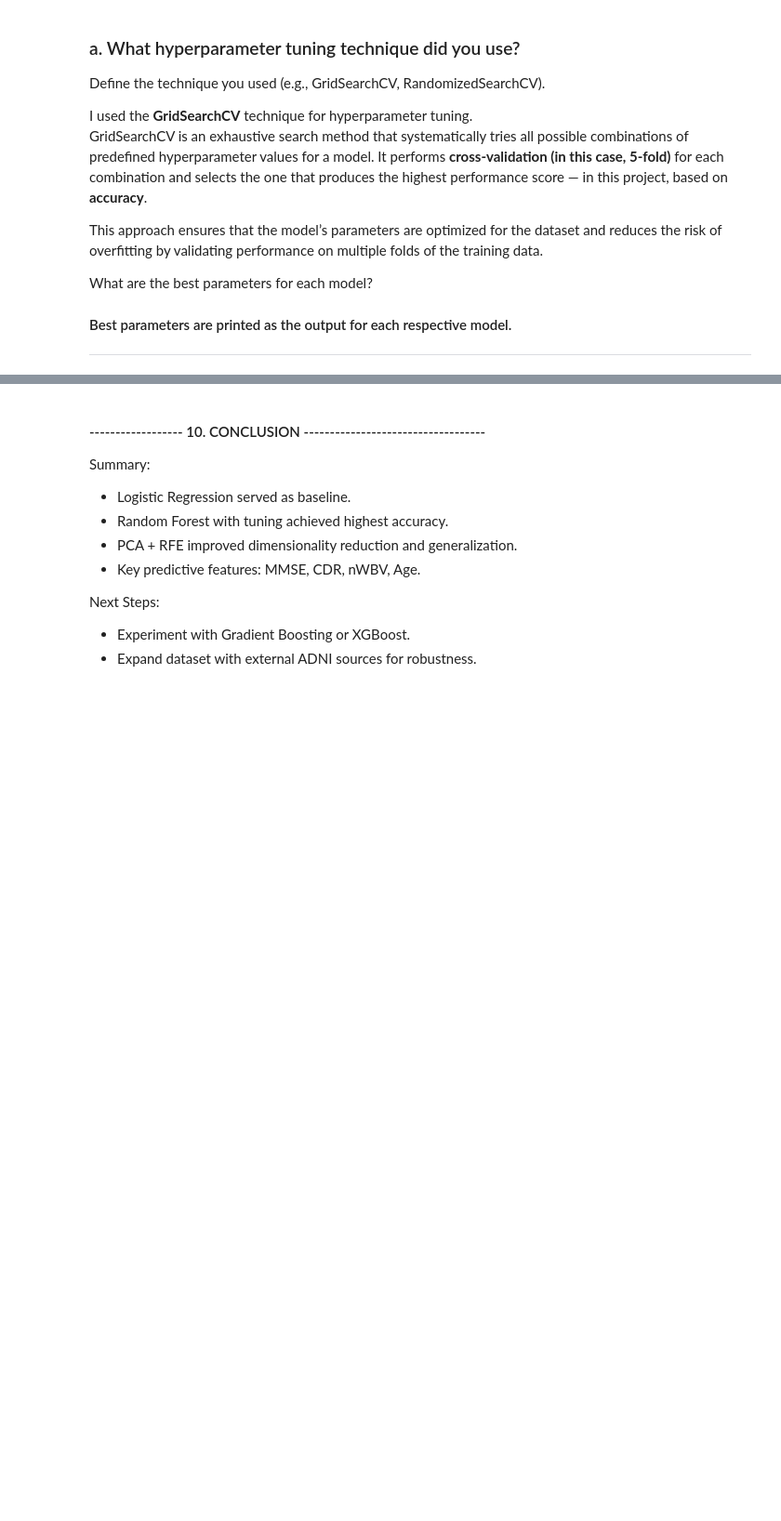
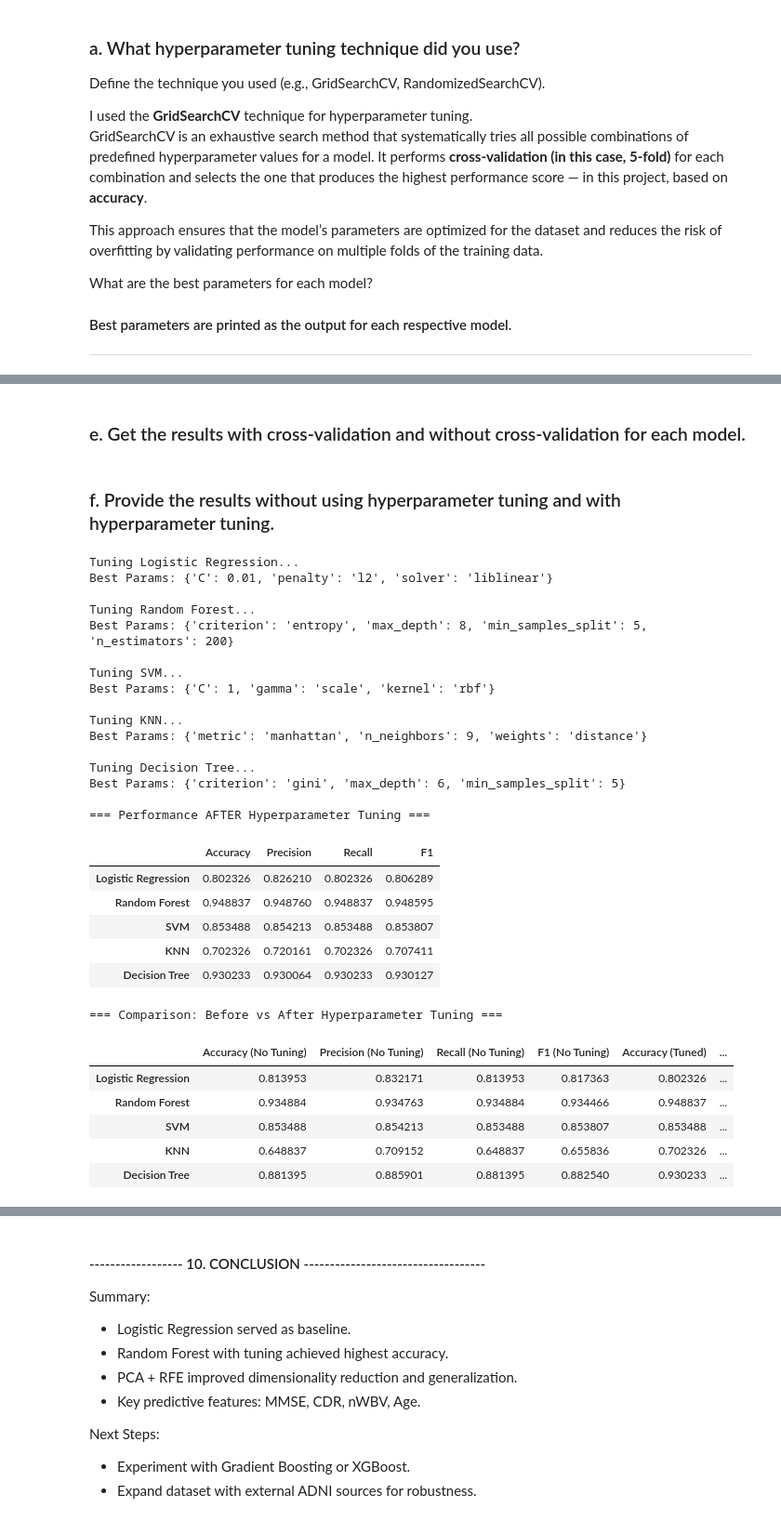
Before and after one commit to SmritiReddyy/Alzheimer-s-Disease-Detection-with-ML, a Jupyter notebook: MLMidterm.ipynb, the cells around one changed output, grey strips where cells are left out. Shown at 93% size. Saved outputs shown, nothing was run; the diff lists cells and outputs as text; code cells hidden in the pictures; blank space fills up the shorter version.

```diff
--- a/MLMidterm.ipynb
+++ b/MLMidterm.ipynb
@@ -778,0 +629,2 @@ The table below shows how tuning affected performance:
+# %% [markdown]
+### e. Get the results with cross-validation and without cross-validation for each model.
@@ -778,0 +683,63 @@ The table below shows how tuning affected performance:
+# %% [markdown]
+
+### f. Provide the results without using hyperparameter tuning and with hyperparameter tuning.
+# %%
+
+# ---------------------------------------------------------------
+# 4️⃣ Evaluate all tuned models (After Hyperparameter Tuning)
+# ---------------------------------------------------------------
+results_tuned = {}
+for name, model in best_models.items():
+    y_pred = model.predict(X_test)
+    results_tuned[name] = {
+        "Accuracy": accuracy_score(y_test, y_pred),
+        "Precision": precision_score(y_test, y_pred, average='weighted', zero_division=0),
+        "Recall": recall_score(y_test, y_pred, average='weighted', zero_division=0),
+        "F1": f1_score(y_test, y_pred, average='weighted', zero_division=0)
+    }
+
+results_tuned_df = pd.DataFrame(results_tuned).T
+print("\n=== Performance AFTER Hyperparameter Tuning ===")
+display(results_tuned_df)
+
+# ---------------------------------------------------------------
+# 5️⃣ Compare Before vs After Hyperparameter Tuning
+# ---------------------------------------------------------------
+comparison_tuning = results_no_cv_df.add_suffix(" (No Tuning)").join(results_tuned_df.add_suffix(" (Tuned)"))
+for metric in ["Accuracy", "Precision", "Recall", "F1"]:
+    comparison_tuning[f"{metric} Δ"] = (
+        comparison_tuning[f"{metric} (Tuned)"] - comparison_tuning[f"{metric} (No Tuning)"]
+    )
+
+print("\n=== Comparison: Before vs After Hyperparameter Tuning ===")
+display(comparison_tuning)
+# %% [output]
+Tuning Logistic Regression...
+Best Params: {'C': 0.01, 'penalty': 'l2', 'solver': 'liblinear'}
+
+Tuning Random Forest...
+Best Params: {'criterion': 'entropy', 'max_depth': 8, 'min_samples_split': 5, 'n_estimators': 200}
+
+Tuning SVM...
+Best Params: {'C': 1, 'gamma': 'scale', 'kernel': 'rbf'}
+
+Tuning KNN...
+Best Params: {'metric': 'manhattan', 'n_neighbors': 9, 'weights': 'distance'}
+
+Tuning Decision Tree...
+Best Params: {'criterion': 'gini', 'max_depth': 6, 'min_samples_split': 5}
+
+=== Performance AFTER Hyperparameter Tuning ===
+|  | Accuracy | Precision | Recall | F1 |
+| Logistic Regression | 0.802326 | 0.826210 | 0.802326 | 0.806289 |
+| Random Forest | 0.948837 | 0.948760 | 0.948837 | 0.948595 |
+| SVM | 0.853488 | 0.854213 | 0.853488 | 0.853807 |
+| KNN | 0.702326 | 0.720161 | 0.702326 | 0.707411 |
+| Decision Tree | 0.930233 | 0.930064 | 0.930233 | 0.930127 |
+=== Comparison: Before vs After Hyperparameter Tuning ===
+|  | Accuracy (No Tuning) | Precision (No Tuning) | Recall (No Tuning) | F1 (No Tuning) | Accuracy (Tuned) | ... |
+| Logistic Regression | 0.813953 | 0.832171 | 0.813953 | 0.817363 | 0.802326 | ... |
+| Random Forest | 0.934884 | 0.934763 | 0.934884 | 0.934466 | 0.948837 | ... |
+| SVM | 0.853488 | 0.854213 | 0.853488 | 0.853807 | 0.853488 | ... |
+| KNN | 0.648837 | 0.709152 | 0.648837 | 0.655836 | 0.702326 | ... |
+| Decision Tree | 0.881395 | 0.885901 | 0.881395 | 0.882540 | 0.930233 | ... |
```
Also changed, not shown: parts of 11 cells of this notebook.
